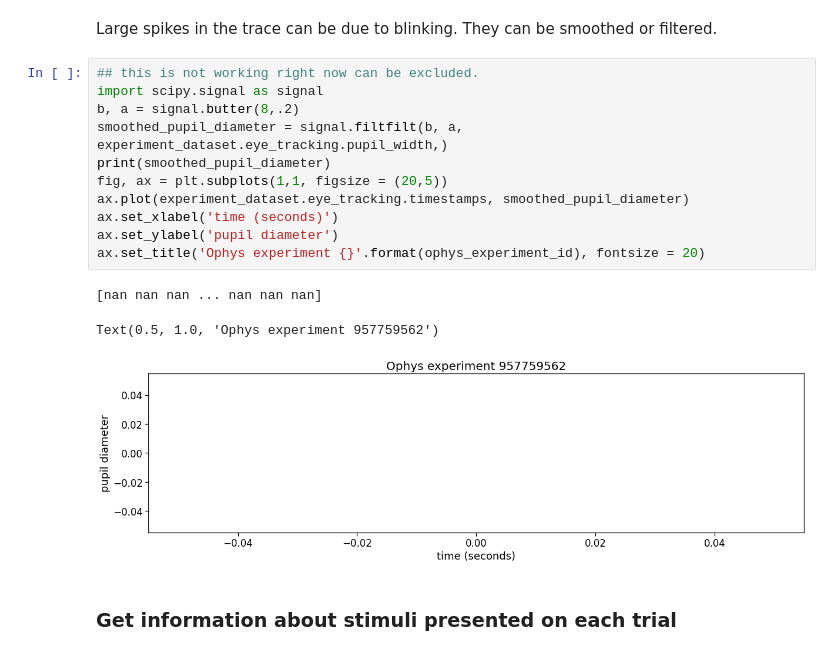
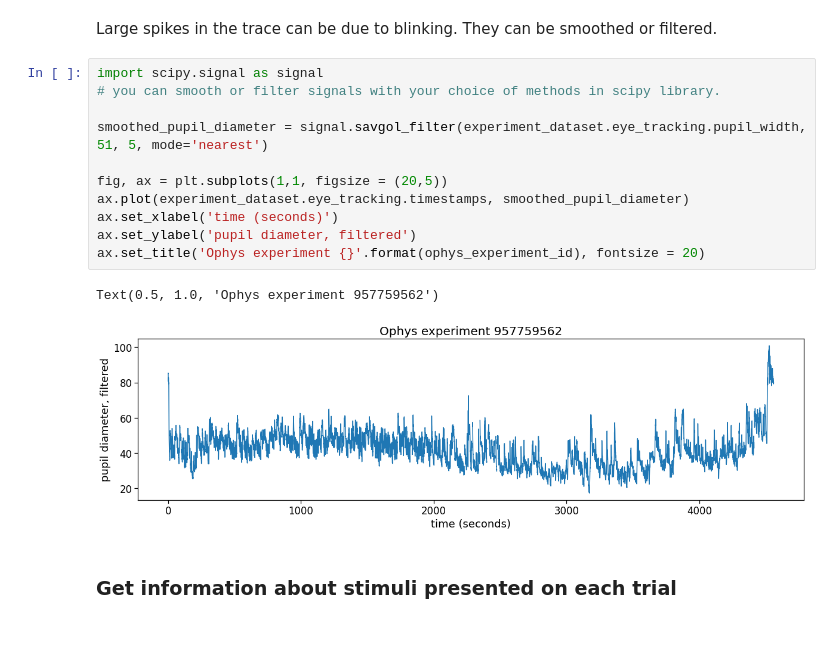
Before and after one commit to AllenInstitute/visual_behavior_analysis, a Jupyter notebook: notebooks/22.03.2021_load_ophys_data_example.ipynb, the cells around one changed output. Cells and saved outputs as stored; diff of their text form.

```diff
--- a/notebooks/22.03.2021_load_ophys_data_example.ipynb
+++ b/notebooks/22.03.2021_load_ophys_data_example.ipynb
@@ -224,20 +224,19 @@ Text(0.5, 1.0, 'Ophys experiment 957759562')
 # %% [markdown]
 Large spikes in the trace can be due to blinking. They can be smoothed or filtered.
 # %%
-## this is not working right now can be excluded.
 import scipy.signal as signal
-b, a = signal.butter(8,.2)
-smoothed_pupil_diameter = signal.filtfilt(b, a, experiment_dataset.eye_tracking.pupil_width,)
-print(smoothed_pupil_diameter)
+# you can smooth or filter signals with your choice of methods in scipy library.
+
+smoothed_pupil_diameter = signal.savgol_filter(experiment_dataset.eye_tracking.pupil_width, 51, 5, mode='nearest')
+
 fig, ax = plt.subplots(1,1, figsize = (20,5))
 ax.plot(experiment_dataset.eye_tracking.timestamps, smoothed_pupil_diameter)
 ax.set_xlabel('time (seconds)')
-ax.set_ylabel('pupil diameter')
+ax.set_ylabel('pupil diameter, filtered')
 ax.set_title('Ophys experiment {}'.format(ophys_experiment_id), fontsize = 20)
 # %% [output]
-[nan nan nan ... nan nan nan]
+Text(0.5, 1.0, 'Ophys experiment 957759562')
-Text(0.5, 1.0, 'Ophys experiment 957759562')
-[figure, old version]
+[figure, new version]
 # %% [markdown]
 ### Get information about stimuli presented on each trial
 # %%
```
